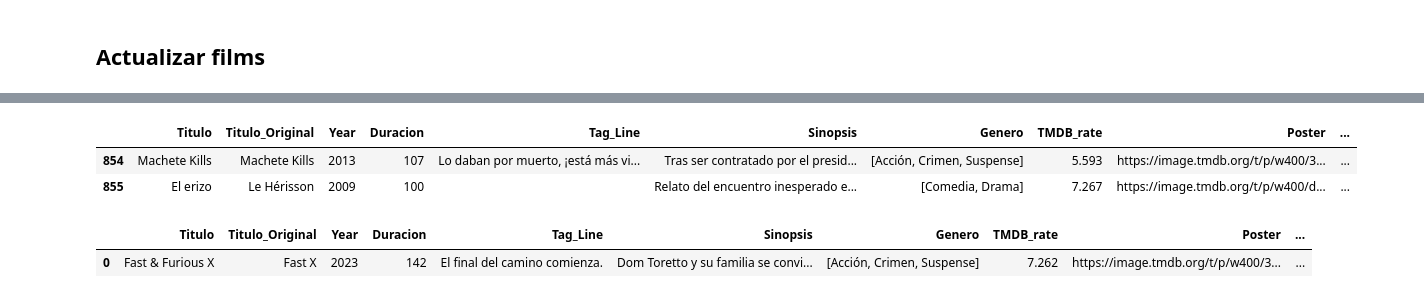
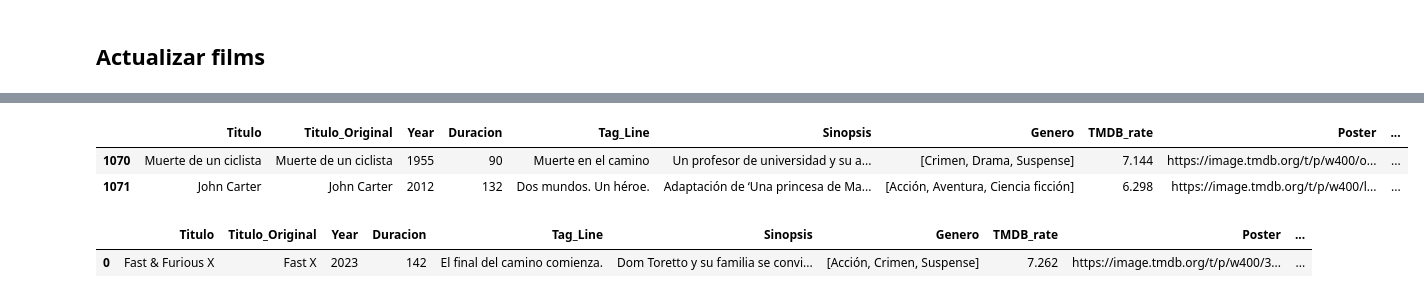
Before and after one commit to gusavato/streamberry, a Jupyter notebook: visor_control.ipynb, the cells around one changed output, grey strips where cells are left out. Cells and saved outputs as stored; diff of their text form; code cells hidden in the pictures.

```diff
--- a/visor_control.ipynb
+++ b/visor_control.ipynb
@@ -114,11 +114,11 @@ scan[scan.API_pass == False].head(10)
 # %%
-insert_data(886,19597)
+insert_data(1085,49529)
 films = pd.read_parquet('films.parquet')
 films.tail(2)
 # %% [output]
 |  | Titulo | Titulo_Original | Year | Duracion | Tag_Line | Sinopsis | Genero | TMDB_rate | Poster | ... |
-| 854 | Machete Kills | Machete Kills | 2013 | 107 | Lo daban por muerto, ¡está más vi... | Tras ser contratado por el presid... | [Acción, Crimen, Suspense] | 5.593 | https://image.tmdb.org/t/p/w400/3... | ... |
-| 855 | El erizo | Le Hérisson | 2009 | 100 |  | Relato del encuentro inesperado e... | [Comedia, Drama] | 7.267 | https://image.tmdb.org/t/p/w400/d... | ... |
+| 1070 | Muerte de un ciclista | Muerte de un ciclista | 1955 | 90 | Muerte en el camino | Un profesor de universidad y su a... | [Crimen, Drama, Suspense] | 7.144 | https://image.tmdb.org/t/p/w400/o... | ... |
+| 1071 | John Carter | John Carter | 2012 | 132 | Dos mundos. Un héroe. | Adaptación de ‘Una princesa de Ma... | [Acción, Aventura, Ciencia ficción] | 6.298 | https://image.tmdb.org/t/p/w400/l... | ... |
 # %%
 scan = pd.read_parquet('scan.parquet')
 
```
Also changed, not shown: parts of 11 cells of this notebook, 2 other files.
